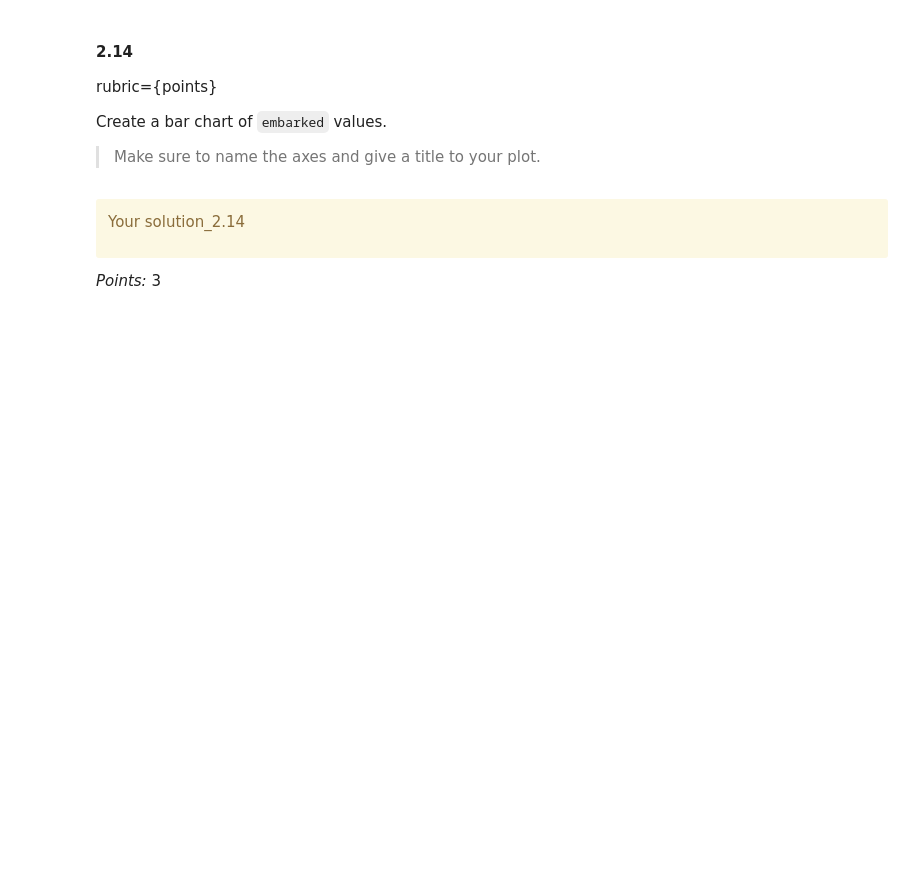
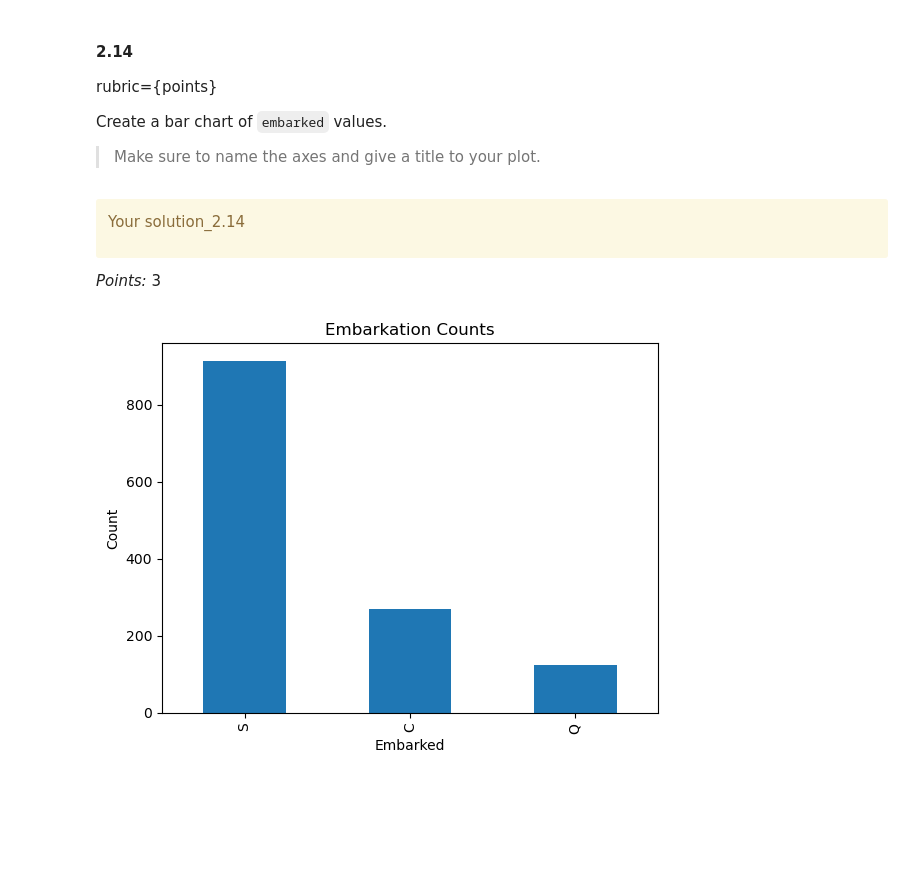
Before and after one commit to akherani16/cs330-hw1, a Jupyter notebook: hw1.ipynb, the cells around one changed output. Drawn from its saved outputs; the diff is of its cells as text; code cells hidden in the pictures; blank space fills up the shorter version.

```diff
--- a/hw1.ipynb
+++ b/hw1.ipynb
@@ -481,3 +553,11 @@ _Points:_ 3
+# %%
+ax = titanic_df["embarked"].value_counts().plot(kind="bar")
+ax.set_xlabel("Embarked")
+ax.set_ylabel("Count")
+ax.set_title("Embarkation Counts")
+plt.show()
+# %% [output]
+[figure, added]
 # %% [markdown]
 <!-- END QUESTION -->
 
```
Also changed, not shown: parts of 39 cells of this notebook.
